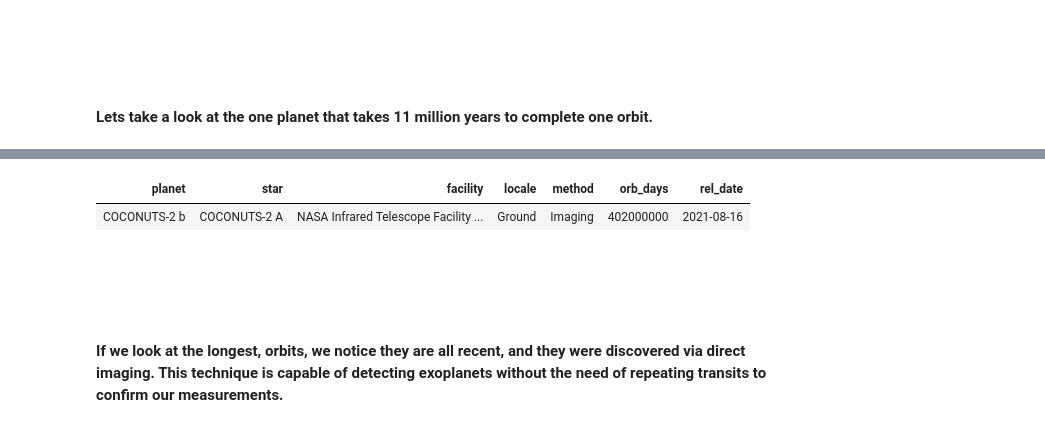
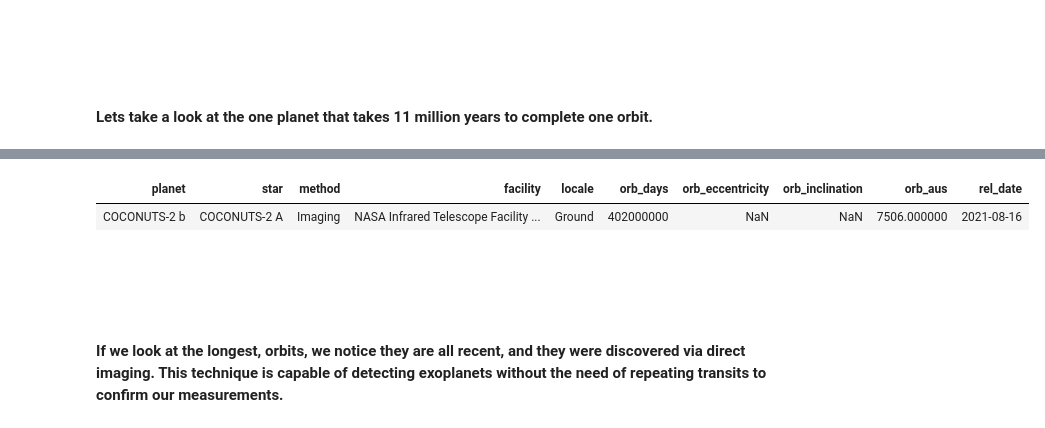
Before and after one commit to TheReallyBigApple/CunyAssignments, a Jupyter notebook: DATA607/FinalProject/Exoplanet_Orbits.ipynb, the cells around one changed output, grey strips where cells are left out. Saved outputs shown, nothing was run; the diff lists cells and outputs as text; code cells hidden in the pictures.

```diff
--- a/DATA607/FinalProject/Exoplanet_Orbits.ipynb
+++ b/DATA607/FinalProject/Exoplanet_Orbits.ipynb
@@ -467,10 +460,10 @@ Although it was first noticed in 2011, it was thought to be a planet without a s
 <br><br>
 # %%
-coconuts_df=exo_days_df[exo_days_df["planet"]=="COCONUTS-2 b"][["planet", "star", "facility", "locale", "method", "orb_days","rel_date"]]
+coconuts_df=exo_days_df[exo_days_df["planet"]=="COCONUTS-2 b"][["planet", "star", "method", "facility", "locale", "orb_days","orb_eccentricity","orb_inclination","orb_aus","rel_date"]]
 display_without_index(coconuts_df,0)
 # %% [output]
-| planet | star | facility | locale | method | orb_days | rel_date |
-| COCONUTS-2 b | COCONUTS-2 A | NASA Infrared Telescope Facility ... | Ground | Imaging | 402000000 | 2021-08-16 |
+| planet | star | method | facility | locale | orb_days | orb_eccentricity | orb_inclination | orb_aus | rel_date |
+| COCONUTS-2 b | COCONUTS-2 A | Imaging | NASA Infrared Telescope Facility ... | Ground | 402000000 | NaN | NaN | 7506.000000 | 2021-08-16 |
 # %% [markdown]
 <br><br><br><br>
 **If we look at the longest, orbits, we notice they are all recent, and they were discovered via direct imaging.
```
Also changed, not shown: parts of 6 cells of this notebook, 1 other file.
